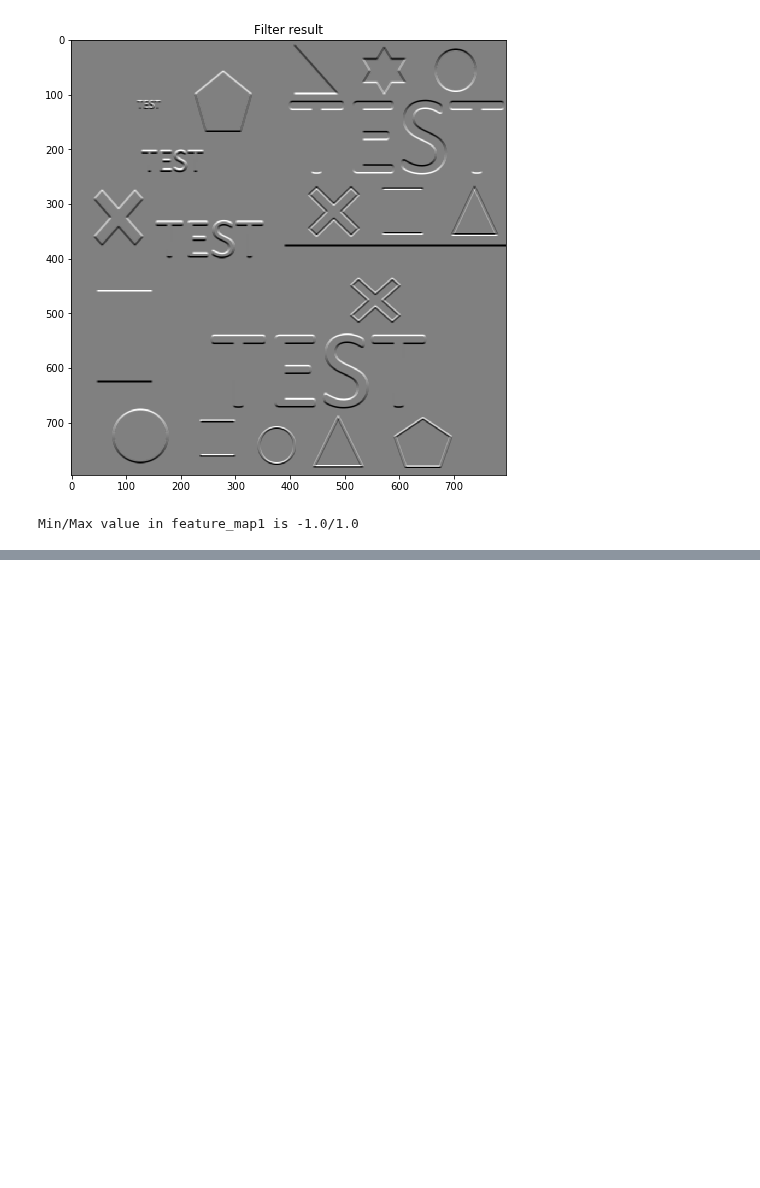
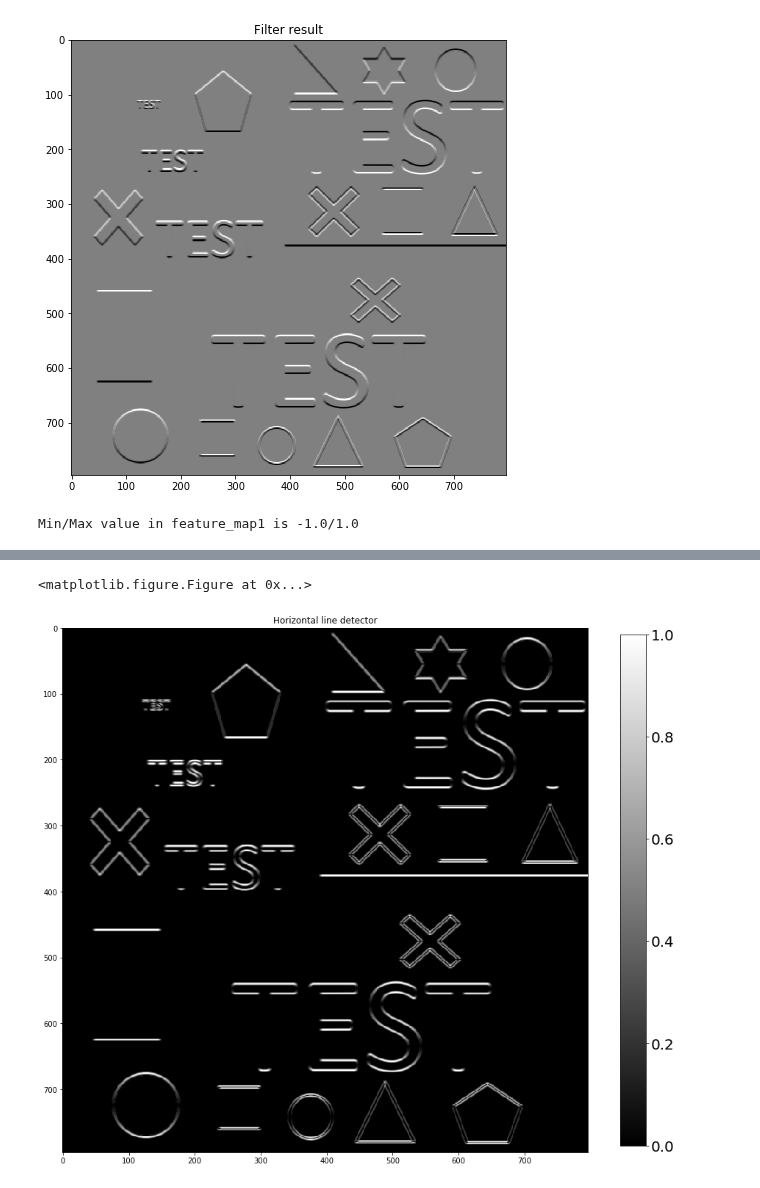
Before and after one commit to b3n3d17/DeepLearningCourse, a Jupyter notebook: 27_convolution_operation/convolution_operation.ipynb, the cells around one changed output, grey strips where cells are left out. Drawn from its saved outputs; the diff is of its cells as text; code cells hidden in the pictures; blank space fills up the shorter version.

Commit message:
Added section / code cell for showing how to detect horizontal lines

```diff
--- a/27_convolution_operation/convolution_operation.ipynb
+++ b/27_convolution_operation/convolution_operation.ipynb
@@ -296,0 +303,20 @@ Min/Max value in feature_map1 is -1.0/1.0
+# %%
+horizontal_lines = abs(feature_map1)
+
+# define figure size
+pixel_size_in_inchs = 0.02
+fig_height = int(IMG_SIZE[0] * pixel_size_in_inchs)
+fig_width  = int(IMG_SIZE[1] * pixel_size_in_inchs)
+plt.figure(figsize=(fig_height,fig_width))
+
+plt.figure(figsize=(fig_height,fig_width))
+plt.imshow(horizontal_lines, cmap='gray')
+plt.title("Horizontal line detector")
+
+cb = plt.colorbar(shrink=0.8)
+cb.ax.tick_params(labelsize=20)
+
+plt.show()
+# %% [output]
+<matplotlib.figure.Figure at 0x...>
+[figure, added]
```
Also changed, not shown: parts of 5 cells of this notebook.
